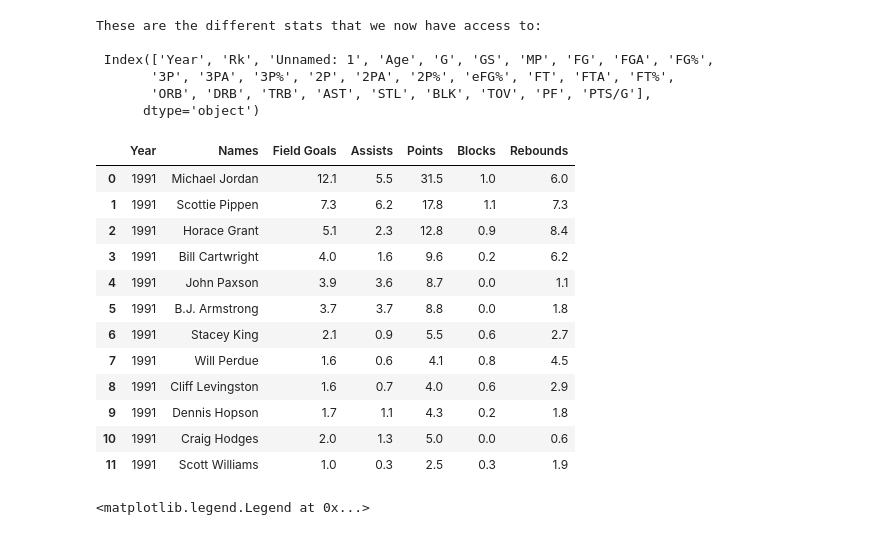
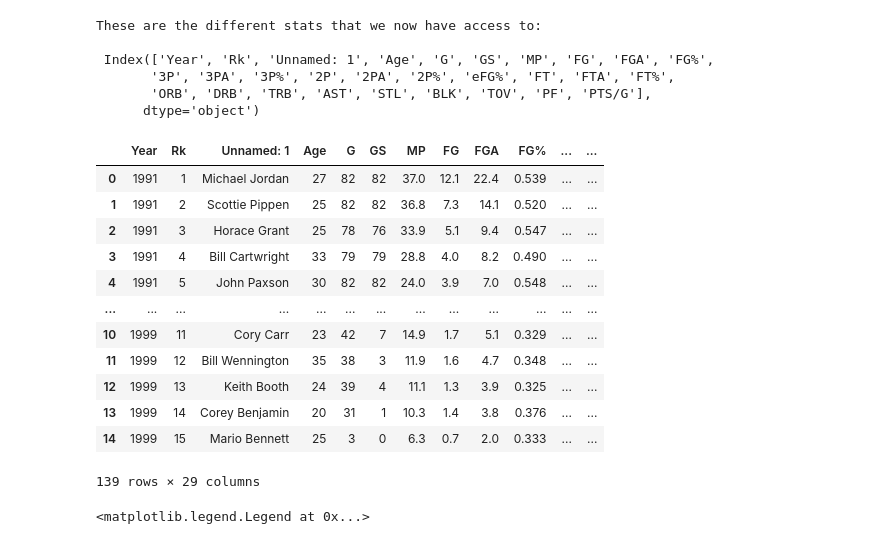
Before and after one commit to BiratalWagle/Basketball_Project, a Jupyter notebook: web_scraping.ipynb, the cells around one changed output. Cells and saved outputs as stored; diff of their text form; code cells hidden in the pictures.

```diff
--- a/web_scraping.ipynb
+++ b/web_scraping.ipynb
@@ -62,19 +70,20 @@ A = FindStats(pg)
-# %%
-A
-# %% [output]
-|  | Year | Names | Field Goals | Assists | Points | Blocks | Rebounds |
-| 0 | 1991 | Michael Jordan | 12.1 | 5.5 | 31.5 | 1.0 | 6.0 |
-| 1 | 1991 | Scottie Pippen | 7.3 | 6.2 | 17.8 | 1.1 | 7.3 |
-| 2 | 1991 | Horace Grant | 5.1 | 2.3 | 12.8 | 0.9 | 8.4 |
-| 3 | 1991 | Bill Cartwright | 4.0 | 1.6 | 9.6 | 0.2 | 6.2 |
-| 4 | 1991 | John Paxson | 3.9 | 3.6 | 8.7 | 0.0 | 1.1 |
-| 5 | 1991 | B.J. Armstrong | 3.7 | 3.7 | 8.8 | 0.0 | 1.8 |
-| 6 | 1991 | Stacey King | 2.1 | 0.9 | 5.5 | 0.6 | 2.7 |
-| 7 | 1991 | Will Perdue | 1.6 | 0.6 | 4.1 | 0.8 | 4.5 |
-| 8 | 1991 | Cliff Levingston | 1.6 | 0.7 | 4.0 | 0.6 | 2.9 |
-| 9 | 1991 | Dennis Hopson | 1.7 | 1.1 | 4.3 | 0.2 | 1.8 |
-| 10 | 1991 | Craig Hodges | 2.0 | 1.3 | 5.0 | 0.0 | 0.6 |
-| 11 | 1991 | Scott Williams | 1.0 | 0.3 | 2.5 | 0.3 | 1.9 |
+# %%
+newpd = pd.concat(pergame_table)
+newpd
+# %% [output]
+|  | Year | Rk | Unnamed: 1 | Age | G | GS | MP | FG | FGA | FG% | ... | ... |
+| 0 | 1991 | 1 | Michael Jordan | 27 | 82 | 82 | 37.0 | 12.1 | 22.4 | 0.539 | ... | ... |
+| 1 | 1991 | 2 | Scottie Pippen | 25 | 82 | 82 | 36.8 | 7.3 | 14.1 | 0.520 | ... | ... |
+| 2 | 1991 | 3 | Horace Grant | 25 | 78 | 76 | 33.9 | 5.1 | 9.4 | 0.547 | ... | ... |
+| 3 | 1991 | 4 | Bill Cartwright | 33 | 79 | 79 | 28.8 | 4.0 | 8.2 | 0.490 | ... | ... |
+| 4 | 1991 | 5 | John Paxson | 30 | 82 | 82 | 24.0 | 3.9 | 7.0 | 0.548 | ... | ... |
+| ... | ... | ... | ... | ... | ... | ... | ... | ... | ... | ... | ... | ... |
+| 10 | 1999 | 11 | Cory Carr | 23 | 42 | 7 | 14.9 | 1.7 | 5.1 | 0.329 | ... | ... |
+| 11 | 1999 | 12 | Bill Wennington | 35 | 38 | 3 | 11.9 | 1.6 | 4.7 | 0.348 | ... | ... |
+| 12 | 1999 | 13 | Keith Booth | 24 | 39 | 4 | 11.1 | 1.3 | 3.9 | 0.325 | ... | ... |
+| 13 | 1999 | 14 | Corey Benjamin | 20 | 31 | 1 | 10.3 | 1.4 | 3.8 | 0.376 | ... | ... |
+| 14 | 1999 | 15 | Mario Bennett | 25 | 3 | 0 | 6.3 | 0.7 | 2.0 | 0.333 | ... | ... |
+139 rows × 29 columns
 # %%
 # Lets me plot the graph in a way that I can represt the data for the people quite easily
 # Plots the data for everyone in the team
```
Also changed, not shown: parts of 7 cells of this notebook, 22 other files.
